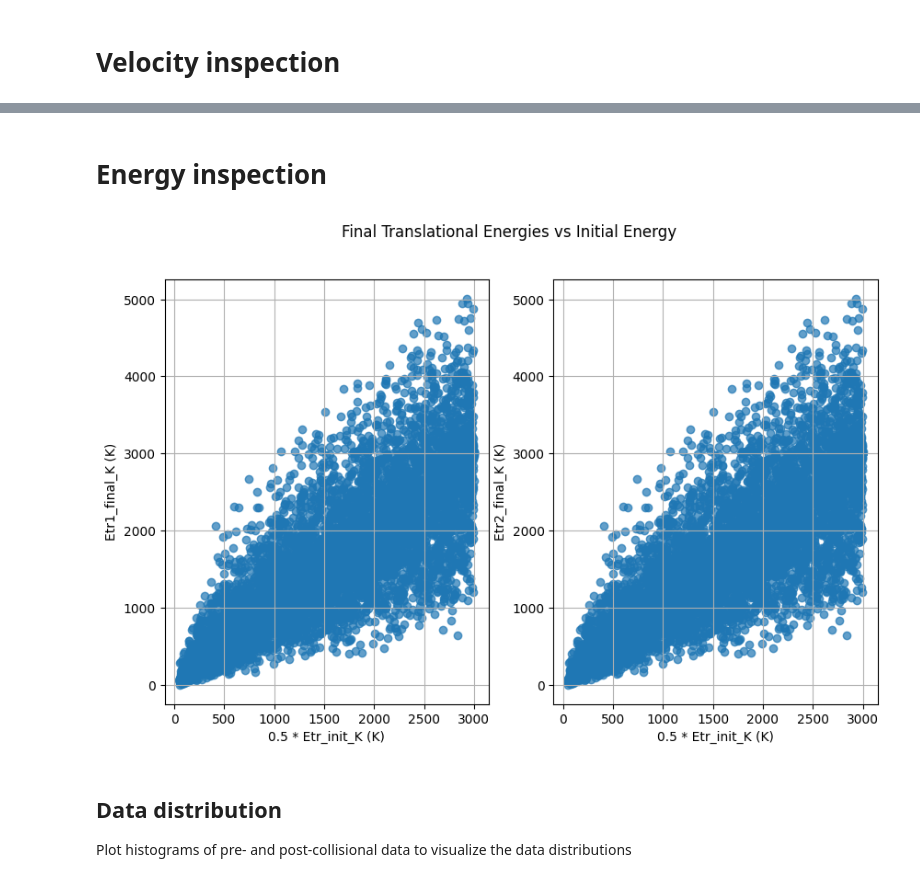
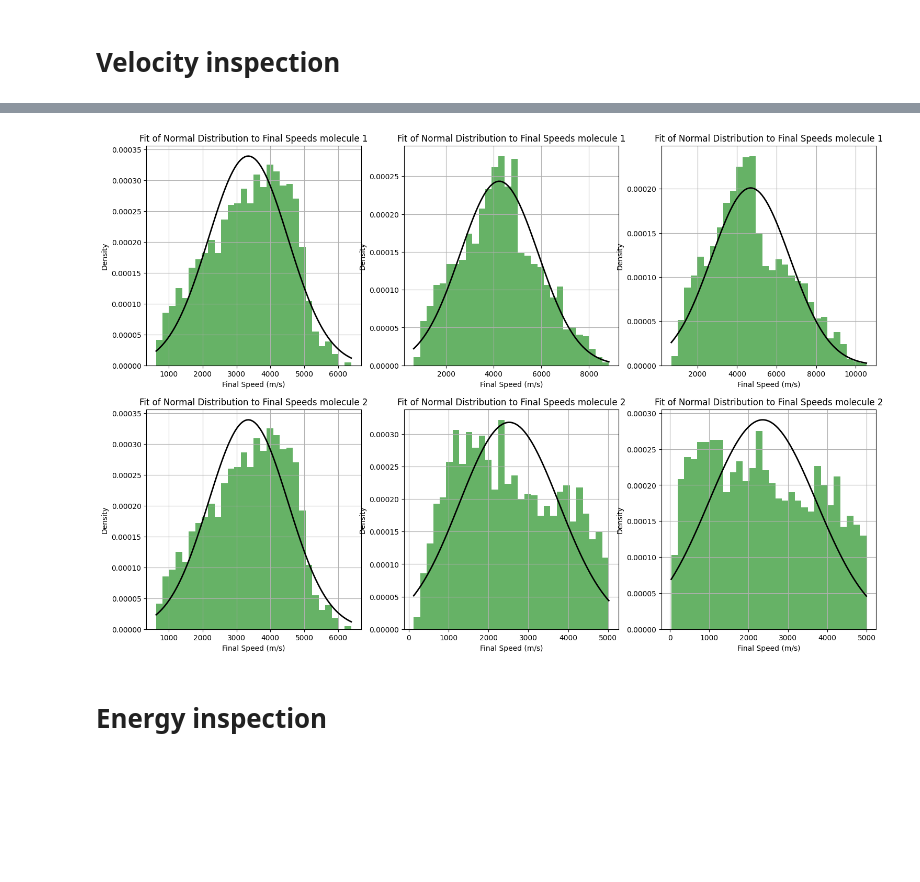
Before and after one commit to TijnZeelenberg/scatteringkernels, a Jupyter notebook: data_analysis.ipynb, the cells around one changed output, grey strips where cells are left out. Cells and saved outputs as stored; diff of their text form; code cells hidden in the pictures; blank space fills up the shorter version.

```diff
--- a/data_analysis.ipynb
+++ b/data_analysis.ipynb
@@ -88,20 +79,31 @@ plt.show()
+# %%
+# Fit pdf to final speed data
+fig, ax = plt.subplots(2, nr_datasets, figsize=(18, 4*nr_datasets))
+for i,dataset in enumerate(datasets):
+    final_speeds_1 = dataset[f"V1_final"].dropna()
+    final_speeds_2 = dataset[f"V2_final"].dropna()
+    mu_1, std_1 = stats.norm.fit(final_speeds_1)
+    mu_2, std_2 = stats.norm.fit(final_speeds_2)
+    xmin_1, xmax_1 = final_speeds_1.min(), final_speeds_1.max()
+    xmin_2, xmax_2 = final_speeds_2.min(), final_speeds_2.max()
+    x_1 = np.linspace(xmin_1, xmax_1, 100)
+    x_2 = np.linspace(xmin_2, xmax_2, 100)
+    p_1 = stats.norm.pdf(x_1, mu_1, std_1)
+    p_2 = stats.norm.pdf(x_2, mu_2, std_2)
+    ax[0,i].hist(final_speeds_1, bins=30, density=True, alpha=0.6, color='g')
+    ax[0,i].plot(x_1, p_1, 'k', linewidth=2)
+    ax[0,i].set_xlabel("Final Speed (m/s)")
+    ax[0,i].set_ylabel("Density")
+    ax[0,i].set_title(f"Fit of Normal Distribution to Final Speeds molecule 1")
+    ax[0,i].grid()
+    ax[1,i].hist(final_speeds_2, bins=30, density=True, alpha=0.6, color='g')
+    ax[1,i].plot(x_2, p_2, 'k', linewidth=2)
+    ax[1,i].set_xlabel("Final Speed (m/s)")
+    ax[1,i].set_ylabel("Density")
+    ax[1,i].set_title(f"Fit of Normal Distribution to Final Speeds molecule 2")
+    ax[1,i].grid()
+plt.show()
+# %% [output]
+[figure, added]
 # %% [markdown]
 # Energy inspection
-# %%
-fig, ax = plt.subplots(1, 2, figsize=(10, 6))
-
-ax[0].scatter(0.5 * df["Etr_init_K"], df["Etr1_final_K"], alpha=0.7)
-ax[0].set_xlabel("0.5 * Etr_init_K (K)")
-ax[0].set_ylabel("Etr1_final_K (K)")
-ax[0].grid()
-ax[1].scatter(0.5 * df["Etr_init_K"], df["Etr2_final_K"], alpha=0.7)
-ax[1].set_xlabel("0.5 * Etr_init_K (K)")
-ax[1].set_ylabel("Etr2_final_K (K)")
-ax[1].grid()
-plt.suptitle("Final Translational Energies vs Initial Energy")
-plt.show()
-# %% [output]
-[figure, removed]
-# %% [markdown]
-## Data distribution
-Plot histograms of pre- and post-collisional data to visualize the data distributions
```
Also changed, not shown: parts of 8 cells of this notebook, 1 other file.
